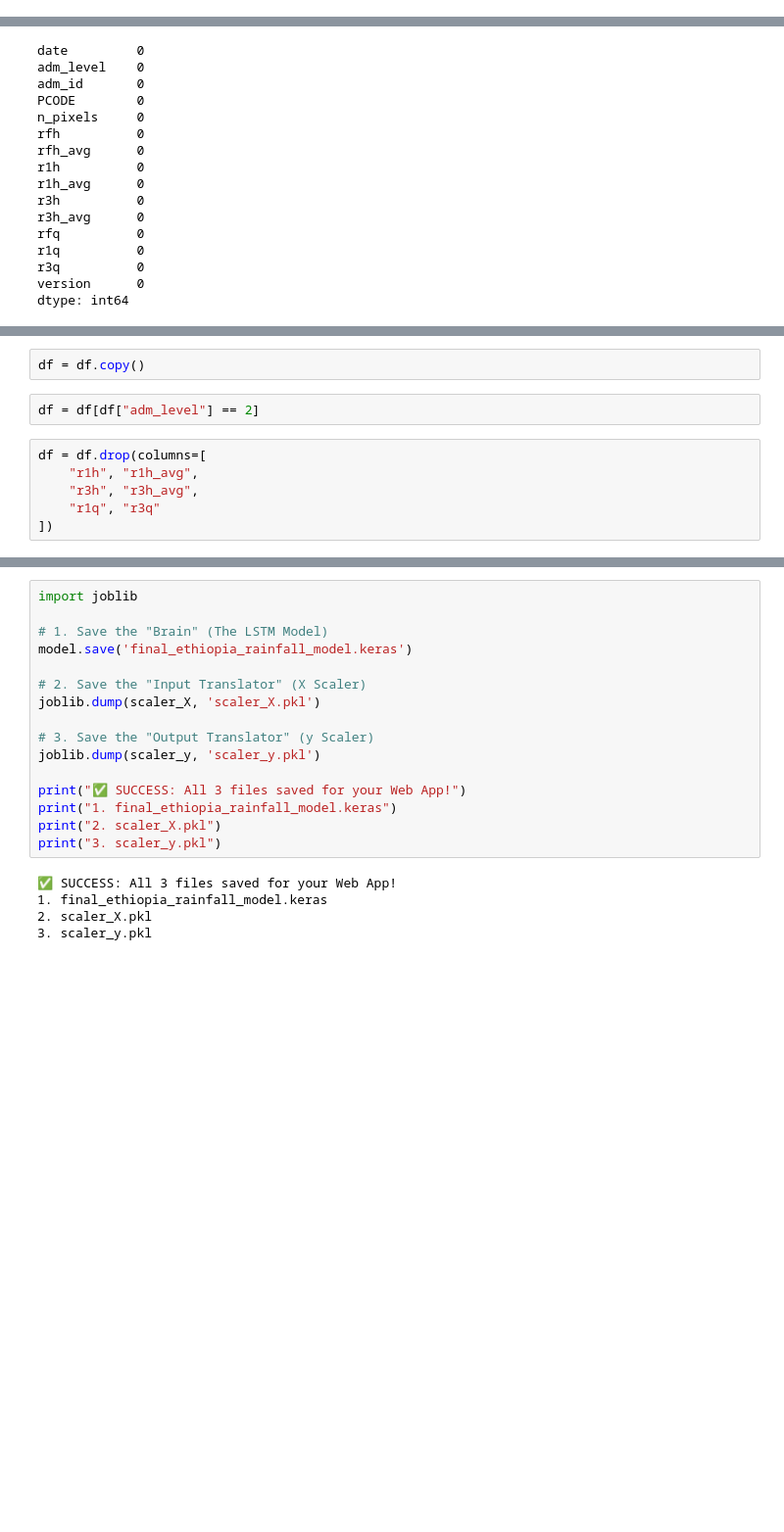
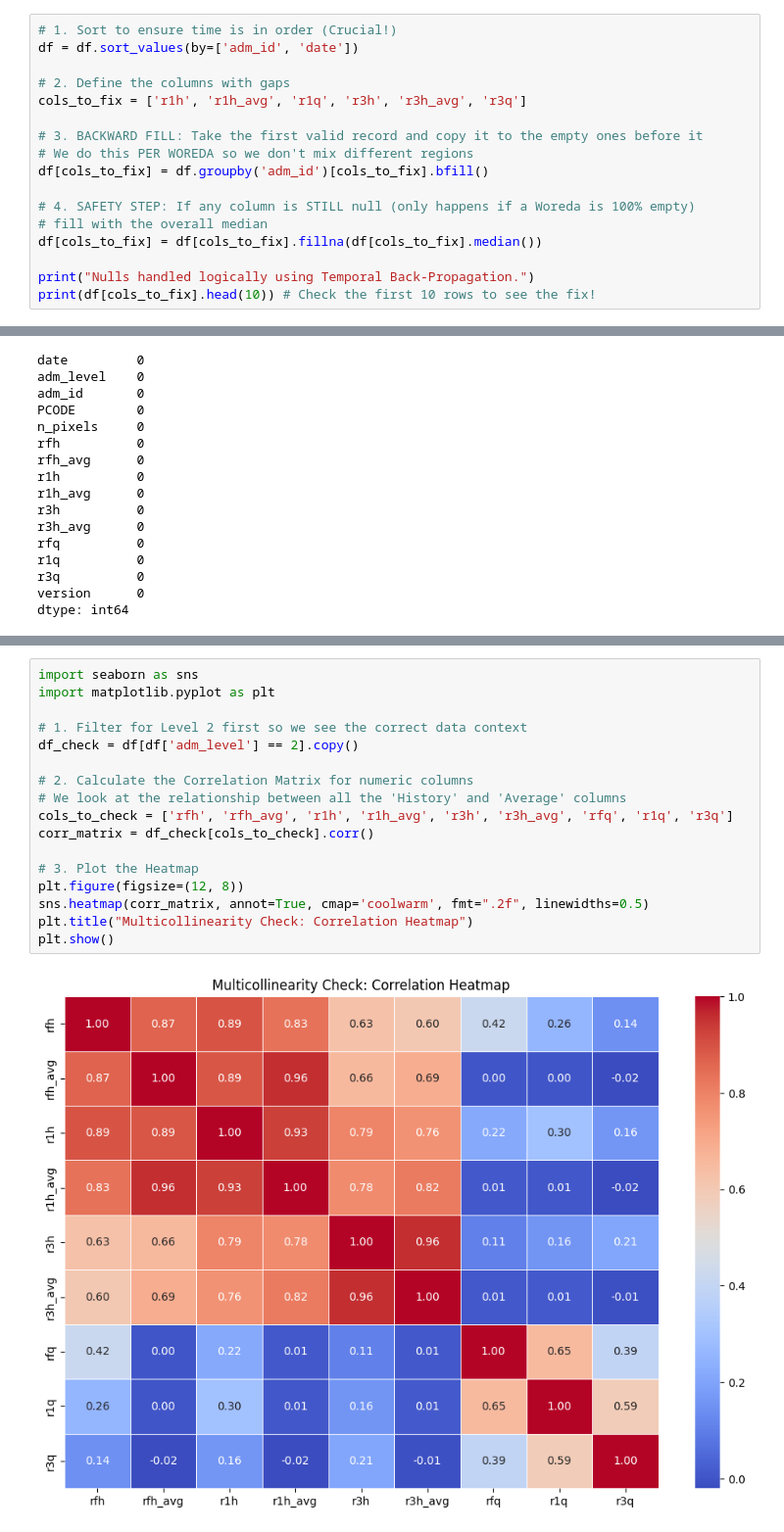
Before and after one commit to demirewu-manidefro/Rainfall, a Jupyter notebook: rainfall_prediction.ipynb, the cells around one changed output, grey strips where cells are left out. Shown at 98% size. Drawn from its saved outputs; the diff is of its cells as text; blank space fills up the shorter version.

```diff
--- a/rainfall_prediction.ipynb
+++ b/rainfall_prediction.ipynb
@@ -65,0 +64,17 @@ df= df.dropna().reset_index(drop=True)
+# %%
+# 1. Sort to ensure time is in order (Crucial!)
+df = df.sort_values(by=['adm_id', 'date'])
+
+# 2. Define the columns with gaps
+cols_to_fix = ['r1h', 'r1h_avg', 'r1q', 'r3h', 'r3h_avg', 'r3q']
+
+# 3. BACKWARD FILL: Take the first valid record and copy it to the empty ones before it
+# We do this PER WOREDA so we don't mix different regions
+df[cols_to_fix] = df.groupby('adm_id')[cols_to_fix].bfill()
+
+# 4. SAFETY STEP: If any column is STILL null (only happens if a Woreda is 100% empty)
+# fill with the overall median
+df[cols_to_fix] = df[cols_to_fix].fillna(df[cols_to_fix].median())
+
+print("Nulls handled logically using Temporal Back-Propagation.")
+print(df[cols_to_fix].head(10)) # Check the first 10 rows to see the fix!
@@ -106,10 +112,0 @@ dtype: object
-# %%
-df = df.copy()
-# %%
-df = df[df["adm_level"] == 2]
-# %%
-df = df.drop(columns=[
-    "r1h", "r1h_avg",
-    "r3h", "r3h_avg",
-    "r1q", "r3q"
-])
@@ -478,21 +113,19 @@ plt.show()
-# %%
-import joblib
-
-# 1. Save the "Brain" (The LSTM Model)
-model.save('final_ethiopia_rainfall_model.keras')
-
-# 2. Save the "Input Translator" (X Scaler)
-joblib.dump(scaler_X, 'scaler_X.pkl')
-
-# 3. Save the "Output Translator" (y Scaler)
-joblib.dump(scaler_y, 'scaler_y.pkl')
-
-print("✅ SUCCESS: All 3 files saved for your Web App!")
-print("1. final_ethiopia_rainfall_model.keras")
-print("2. scaler_X.pkl")
-print("3. scaler_y.pkl")
-# %% [output]
-✅ SUCCESS: All 3 files saved for your Web App!
-1. final_ethiopia_rainfall_model.keras
-2. scaler_X.pkl
-3. scaler_y.pkl
+# %%
+import seaborn as sns
+import matplotlib.pyplot as plt
+
+# 1. Filter for Level 2 first so we see the correct data context
+df_check = df[df['adm_level'] == 2].copy()
+
+# 2. Calculate the Correlation Matrix for numeric columns
+# We look at the relationship between all the 'History' and 'Average' columns
+cols_to_check = ['rfh', 'rfh_avg', 'r1h', 'r1h_avg', 'r3h', 'r3h_avg', 'rfq', 'r1q', 'r3q']
+corr_matrix = df_check[cols_to_check].corr()
+
+# 3. Plot the Heatmap
+plt.figure(figsize=(12, 8))
+sns.heatmap(corr_matrix, annot=True, cmap='coolwarm', fmt=".2f", linewidths=0.5)
+plt.title("Multicollinearity Check: Correlation Heatmap")
+plt.show()
+# %% [output]
+[figure, added]
```
Also changed, not shown: parts of 39 cells of this notebook.
